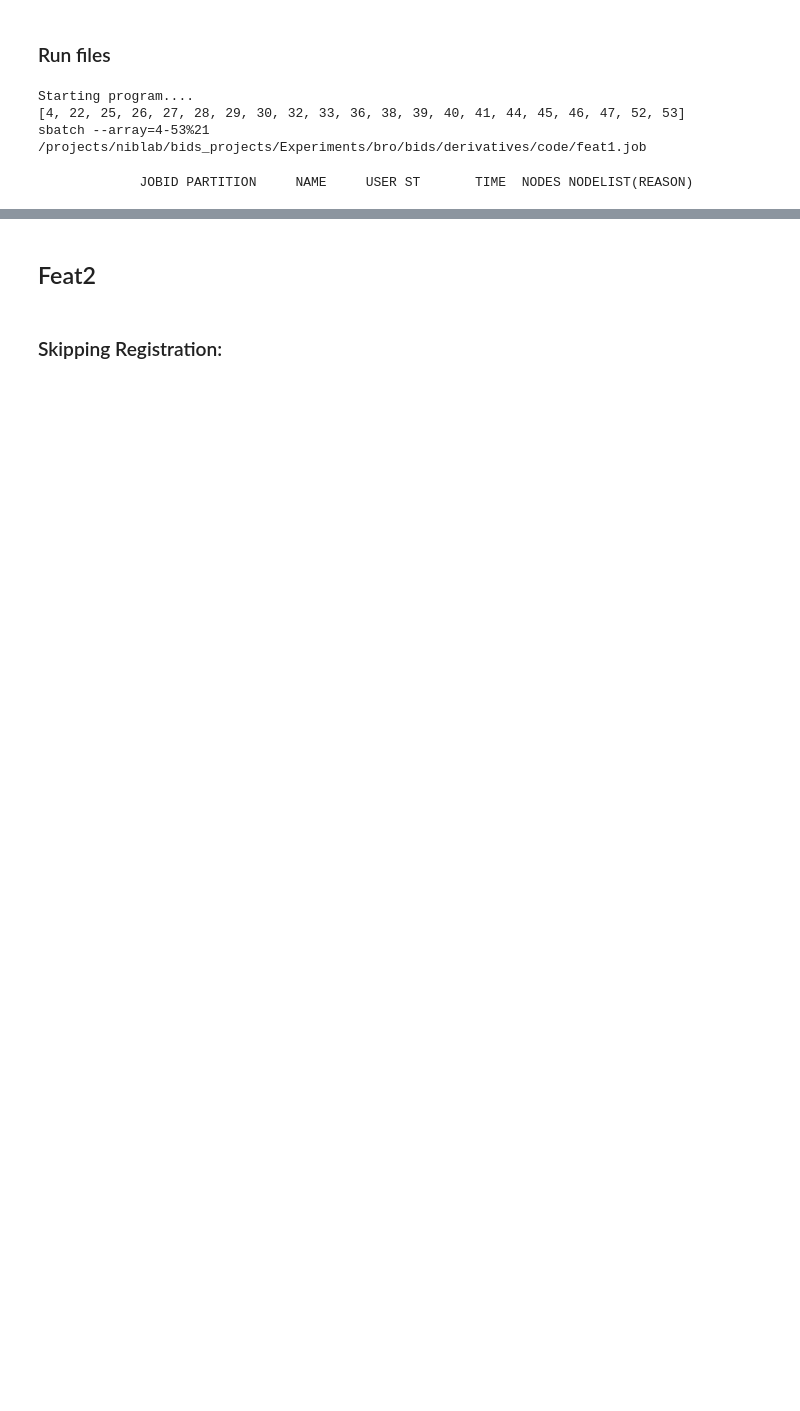
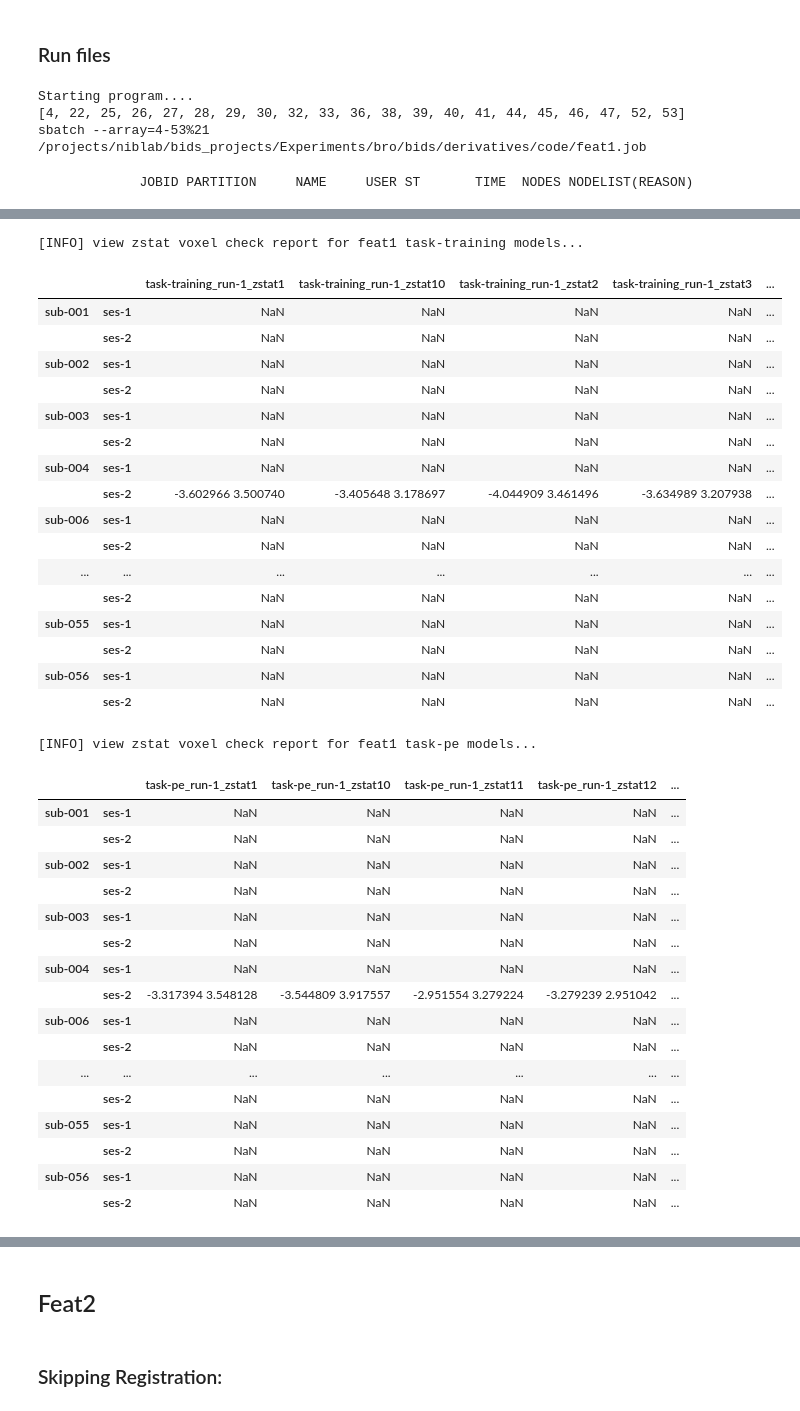
Before and after one commit to niblunc/BRO, a Jupyter notebook: analysis/fsl_pipeline.ipynb, the cells around one changed output, grey strips where cells are left out. Cells and saved outputs as stored; diff of their text form; code cells hidden in the pictures; blank space fills up the shorter version.

```diff
--- a/analysis/fsl_pipeline.ipynb
+++ b/analysis/fsl_pipeline.ipynb
@@ -396,14 +374,13 @@ sbatch --array=4-53%21 /projects/niblab/bids_projects/Experiments/bro/bids/deriv
 # %%
 
-# loop through subjects
 qc_dict={}
 df_dict={}
 lvl1_zstat_dict={}
 errors=[]
+
+print("[INFO] running quality check...")
 for sess in ['ses-1', 'ses-2']:
     for sub_id in ses1_df.index.values:
-
-
         sub_path = os.path.join("/projects/niblab/bids_projects/Experiments/bro/bids/derivatives/preprocessed/{}/{}".format(sub_id, sess))
         # set per subject variables
 
@@ -422,8 +399,6 @@ for sess in ['ses-1', 'ses-2']:
 
         mean_func_ct=0
 
-
-        #print(feat1_folders)
         for run_folder in feat1_folders:
 
             # set per run variables
@@ -472,15 +447,14 @@ for sess in ['ses-1', 'ses-2']:
 
 
 
-    print("Session: ", sess)
+    print("[INFO] Session: ", sess)
     df = pd.DataFrame(qc_dict).T.fillna(0)
     #display(df)
-    print("\nGood subjects: \n")
-    display(df[(df.T != 0).all()])
-    print("\nMissing zstat files:: \n")
-    display(df[(df.T == 0).any()])
+    print("\n[INFO] Good subjects: \n")
+    print(df[(df.T != 0).all()].index.values)
+    print("\n[INFO] Subjects missing zstat files: \n")
+    print(df[(df.T == 0).any()].index.values)
     df_dict[sess] = df
 #for err in errors:
     #check_error_dir(err, deriv_path)
-    print("*************************************")
 # %% [output]
@@ -597 +488,48 @@ To retain the current behavior and silence the warning, pass 'sort=True'.
+# %%
+# write dataframe to excel
+#lvl1_zstat_df.to_excel('lvl1_zstat_voxel_check.xlsx')
+
+
+# view level1 zstat voxel check values -- 'fslstats zstat.nii.gz'
+tasks=["task-training", "task-pe"]
+for task in tasks:
+    print("\n[INFO] view zstat voxel check report for feat1 %s models... \n\n"%task)
+    display(lvl1_zstat_df.filter(regex=("%s*"%task)))
+# %% [output]
+[INFO] view zstat voxel check report for feat1 task-training models...
+|  |  | task-training_run-1_zstat1 | task-training_run-1_zstat10 | task-training_run-1_zstat2 | task-training_run-1_zstat3 | ... |
+| sub-001 | ses-1 | NaN | NaN | NaN | NaN | ... |
+|  | ses-2 | NaN | NaN | NaN | NaN | ... |
+| sub-002 | ses-1 | NaN | NaN | NaN | NaN | ... |
+|  | ses-2 | NaN | NaN | NaN | NaN | ... |
+| sub-003 | ses-1 | NaN | NaN | NaN | NaN | ... |
+|  | ses-2 | NaN | NaN | NaN | NaN | ... |
+| sub-004 | ses-1 | NaN | NaN | NaN | NaN | ... |
+|  | ses-2 | -3.602966 3.500740 | -3.405648 3.178697 | -4.044909 3.461496 | -3.634989 3.207938 | ... |
+| sub-006 | ses-1 | NaN | NaN | NaN | NaN | ... |
+|  | ses-2 | NaN | NaN | NaN | NaN | ... |
+| ... | ... | ... | ... | ... | ... | ... |
+|  | ses-2 | NaN | NaN | NaN | NaN | ... |
+| sub-055 | ses-1 | NaN | NaN | NaN | NaN | ... |
+|  | ses-2 | NaN | NaN | NaN | NaN | ... |
+| sub-056 | ses-1 | NaN | NaN | NaN | NaN | ... |
+|  | ses-2 | NaN | NaN | NaN | NaN | ... |
+[INFO] view zstat voxel check report for feat1 task-pe models...
+|  |  | task-pe_run-1_zstat1 | task-pe_run-1_zstat10 | task-pe_run-1_zstat11 | task-pe_run-1_zstat12 | ... |
+| sub-001 | ses-1 | NaN | NaN | NaN | NaN | ... |
+|  | ses-2 | NaN | NaN | NaN | NaN | ... |
+| sub-002 | ses-1 | NaN | NaN | NaN | NaN | ... |
+|  | ses-2 | NaN | NaN | NaN | NaN | ... |
+| sub-003 | ses-1 | NaN | NaN | NaN | NaN | ... |
+|  | ses-2 | NaN | NaN | NaN | NaN | ... |
+| sub-004 | ses-1 | NaN | NaN | NaN | NaN | ... |
+|  | ses-2 | -3.317394 3.548128 | -3.544809 3.917557 | -2.951554 3.279224 | -3.279239 2.951042 | ... |
+| sub-006 | ses-1 | NaN | NaN | NaN | NaN | ... |
+|  | ses-2 | NaN | NaN | NaN | NaN | ... |
+| ... | ... | ... | ... | ... | ... | ... |
+|  | ses-2 | NaN | NaN | NaN | NaN | ... |
+| sub-055 | ses-1 | NaN | NaN | NaN | NaN | ... |
+|  | ses-2 | NaN | NaN | NaN | NaN | ... |
+| sub-056 | ses-1 | NaN | NaN | NaN | NaN | ... |
+|  | ses-2 | NaN | NaN | NaN | NaN | ... |
 # %%
```
Also changed, not shown: parts of 39 cells of this notebook, 1 other file.
